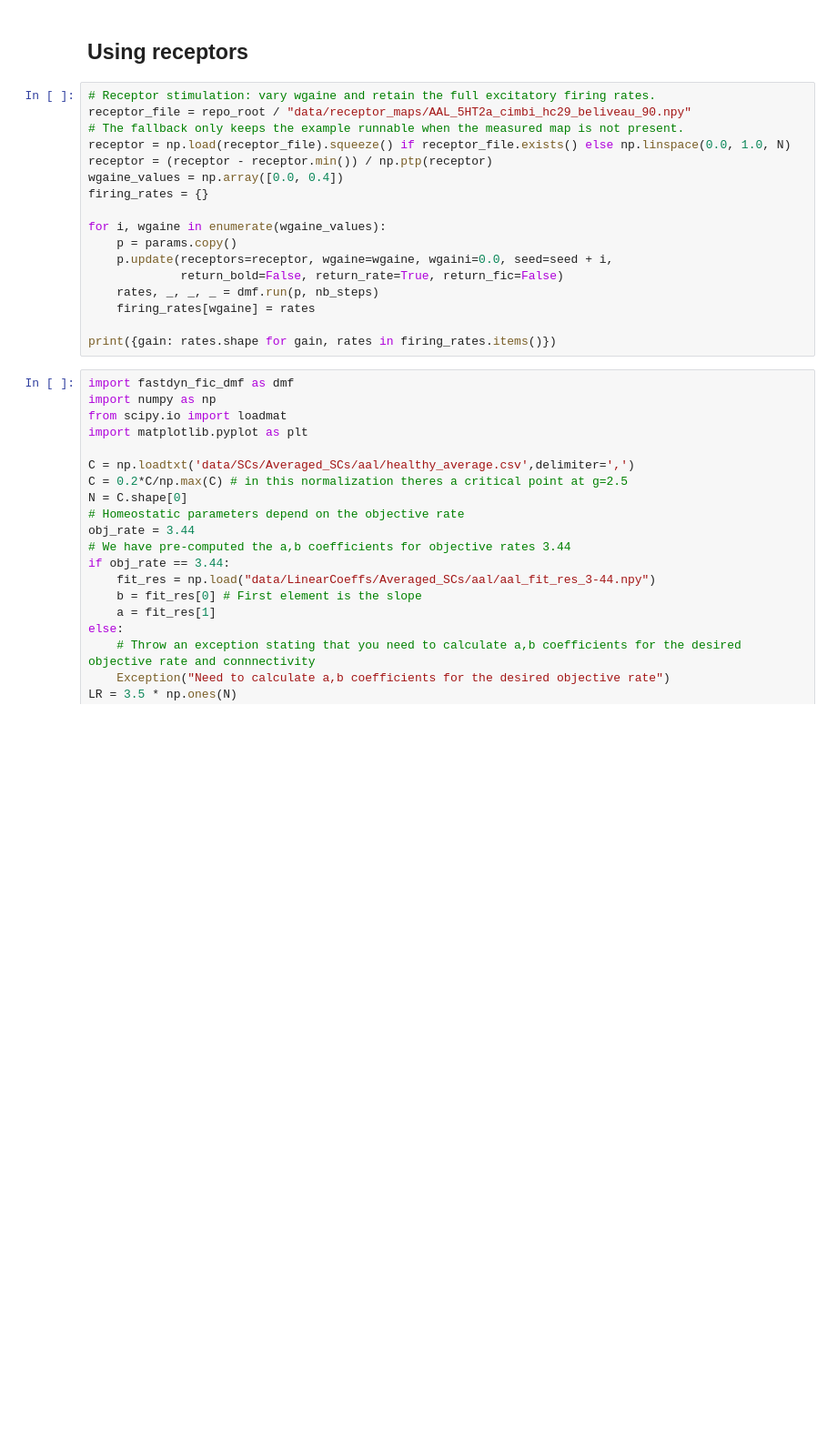
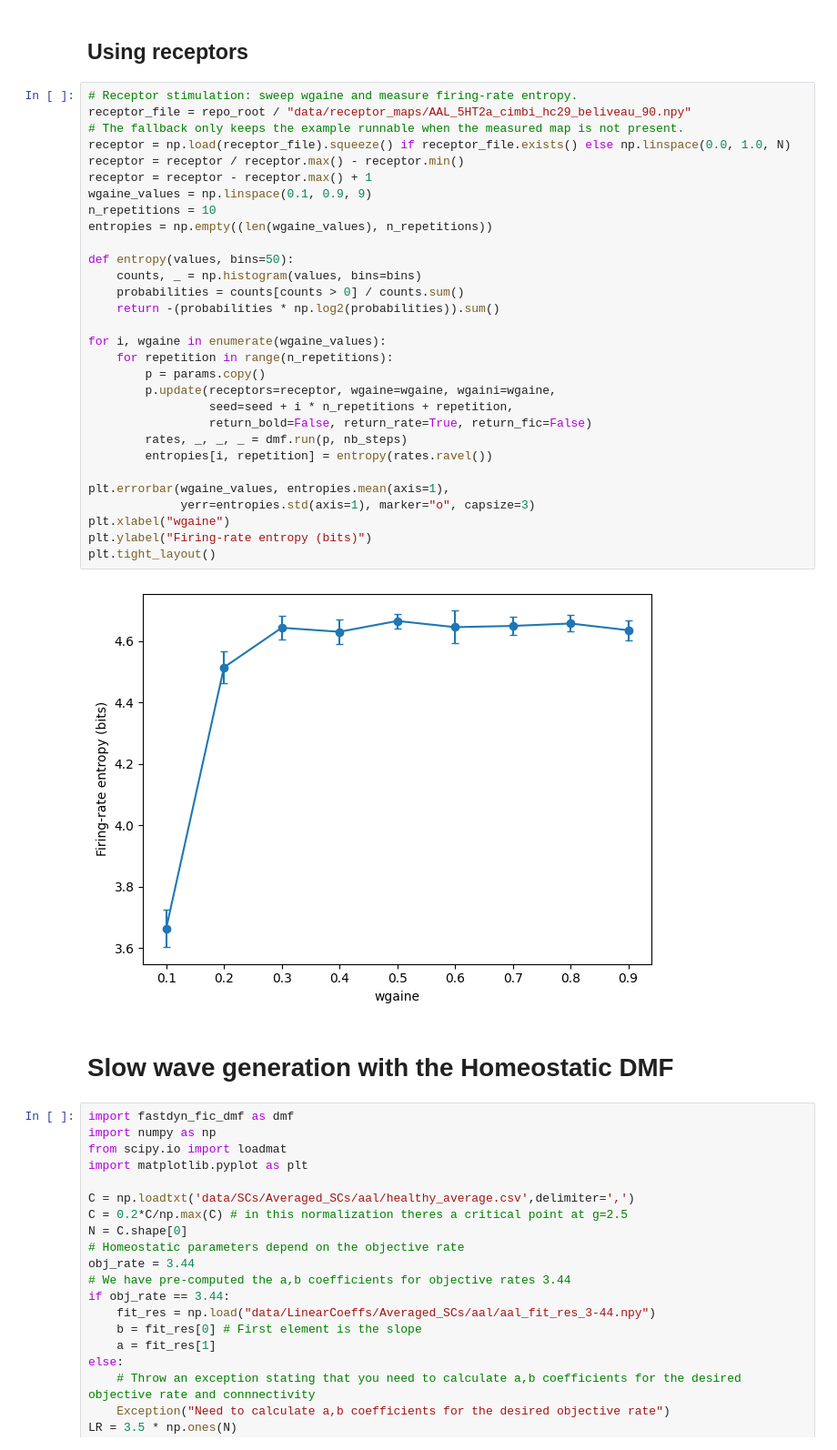
Before and after one commit to Picardian14/fastHDMF-code, a Jupyter notebook: notebooks/examples.ipynb, the cells around one changed output. Shown at 91% size. Cells and saved outputs as stored; diff of their text form; blank space fills up the shorter version.

```diff
--- a/notebooks/examples.ipynb
+++ b/notebooks/examples.ipynb
@@ -95,22 +96,39 @@ Best point: G=2.5, J_scale=0.5, seed=101, mean FC=0.090
 # %% [markdown]
 ## Using receptors
 # %%
-# Receptor stimulation: vary wgaine and retain the full excitatory firing rates.
+# Receptor stimulation: sweep wgaine and measure firing-rate entropy.
 receptor_file = repo_root / "data/receptor_maps/AAL_5HT2a_cimbi_hc29_beliveau_90.npy"
 # The fallback only keeps the example runnable when the measured map is not present.
 receptor = np.load(receptor_file).squeeze() if receptor_file.exists() else np.linspace(0.0, 1.0, N)
-receptor = (receptor - receptor.min()) / np.ptp(receptor)
-wgaine_values = np.array([0.0, 0.4])
-firing_rates = {}
+receptor = receptor / receptor.max() - receptor.min()
+receptor = receptor - receptor.max() + 1
+wgaine_values = np.linspace(0.1, 0.9, 9)
+n_repetitions = 10
+entropies = np.empty((len(wgaine_values), n_repetitions))
+
+def entropy(values, bins=50):
+    counts, _ = np.histogram(values, bins=bins)
+    probabilities = counts[counts > 0] / counts.sum()
+    return -(probabilities * np.log2(probabilities)).sum()
 
 for i, wgaine in enumerate(wgaine_values):
-    p = params.copy()
-    p.update(receptors=receptor, wgaine=wgaine, wgaini=0.0, seed=seed + i,
-             return_bold=False, return_rate=True, return_fic=False)
-    rates, _, _, _ = dmf.run(p, nb_steps)
-    firing_rates[wgaine] = rates
+    for repetition in range(n_repetitions):
+        p = params.copy()
+        p.update(receptors=receptor, wgaine=wgaine, wgaini=wgaine,
+                 seed=seed + i * n_repetitions + repetition,
+                 return_bold=False, return_rate=True, return_fic=False)
+        rates, _, _, _ = dmf.run(p, nb_steps)
+        entropies[i, repetition] = entropy(rates.ravel())
 
-print({gain: rates.shape for gain, rates in firing_rates.items()})
+plt.errorbar(wgaine_values, entropies.mean(axis=1),
+             yerr=entropies.std(axis=1), marker="o", capsize=3)
+plt.xlabel("wgaine")
+plt.ylabel("Firing-rate entropy (bits)")
+plt.tight_layout()
+# %% [output]
+[figure, added]
+# %% [markdown]
+# Slow wave generation with the Homeostatic DMF
 # %%
 import fastdyn_fic_dmf as dmf
 import numpy as np
```
Also changed, not shown: parts of 1 cell of this notebook, 6 other files.
